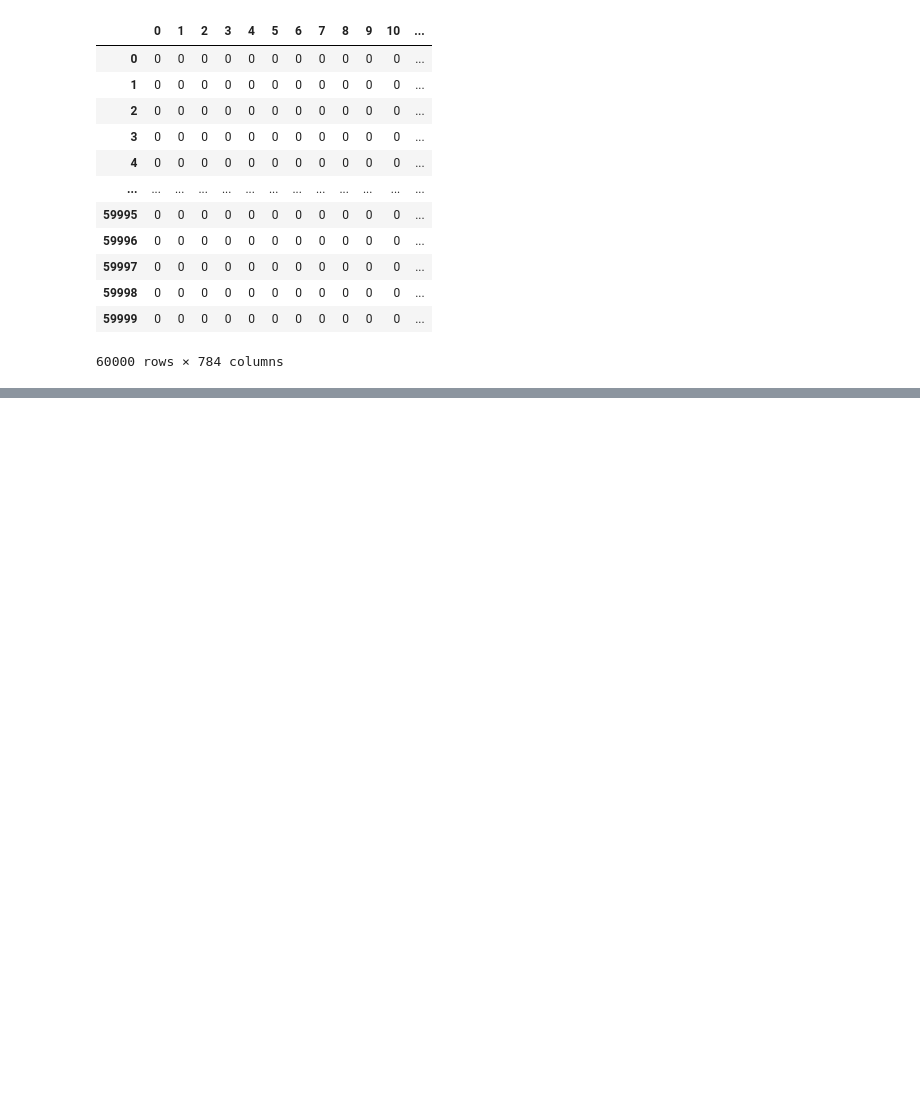
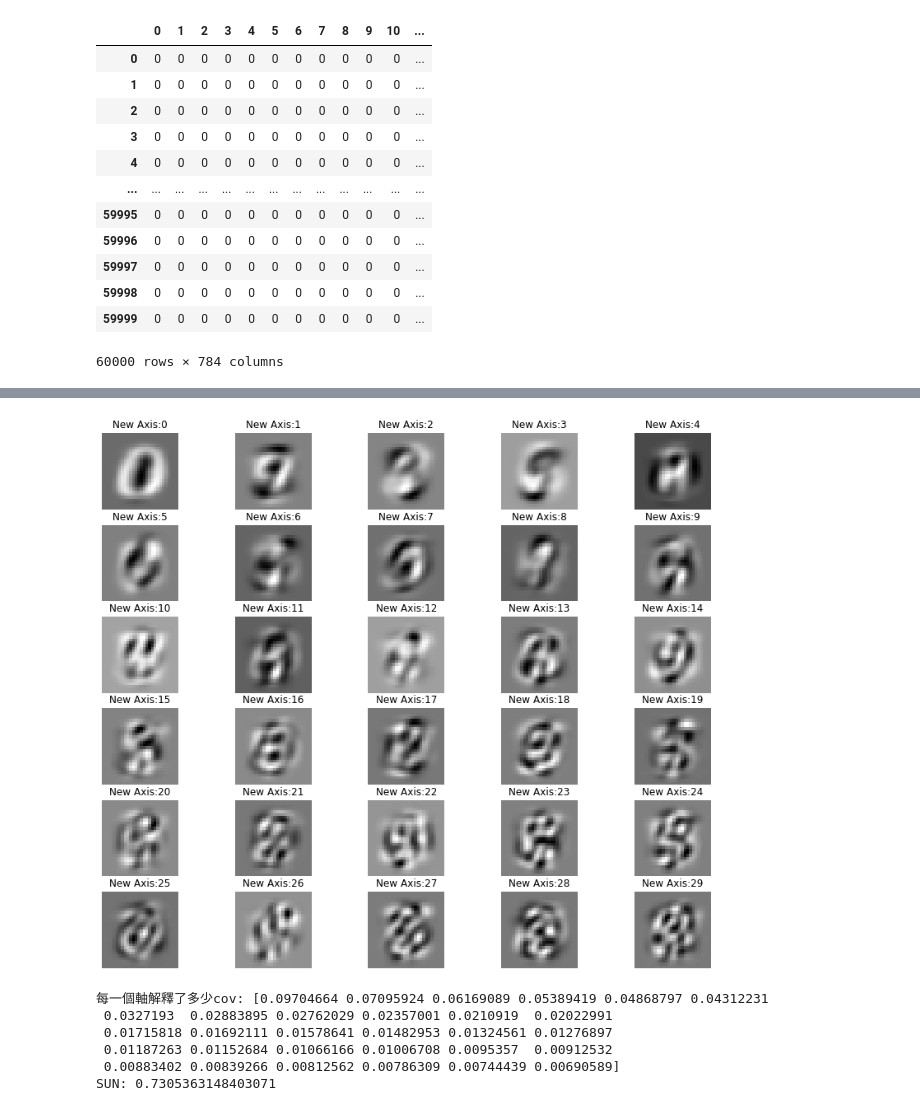
Before and after one commit to Elwing-Chou/MLDemo1211, a Jupyter notebook: number_classification.ipynb, the cells around one changed output, grey strips where cells are left out. Cells and saved outputs as stored; diff of their text form; code cells hidden in the pictures; blank space fills up the shorter version.

```diff
--- a/number_classification.ipynb
+++ b/number_classification.ipynb
@@ -60,3 +60,8 @@ pd.DataFrame(x_train_reshape)
 | 59998 | 0 | 0 | 0 | 0 | 0 | 0 | 0 | 0 | 0 | 0 | 0 | ... |
 | 59999 | 0 | 0 | 0 | 0 | 0 | 0 | 0 | 0 | 0 | 0 | 0 | ... |
 60000 rows × 784 columns
+# %%
+from sklearn.decomposition import PCA
+pca = PCA(n_components=30)
+x_train_pca = pca.fit_transform(x_train_reshape)
+x_test_pca = pca.transform(x_test_reshape)
@@ -62,0 +84,23 @@ pd.DataFrame(x_train_reshape)
+# %%
+axis = pca.components_
+width = 5
+height = len(axis) // width + 1
+plt.figure(figsize=(14, 14))
+for i, a in enumerate(axis):
+    plt.subplot(height, width, i+1)
+    a_reshape = a.reshape(28, 28)
+    plt.axis("off")
+    plt.title("New Axis:{}".format(i))
+    plt.imshow(a_reshape, cmap="gray")
+# %% [output]
+[figure, added]
+# %%
+print("每一個軸解釋了多少cov:", pca.explained_variance_ratio_)
+print("SUN:", sum(pca.explained_variance_ratio_))
+# %% [output]
+每一個軸解釋了多少cov: [0.09704664 0.07095924 0.06169089 0.05389419 0.04868797 0.04312231
+ 0.0327193  0.02883895 0.02762029 0.02357001 0.0210919  0.02022991
+ 0.01715818 0.01692111 0.01578641 0.01482953 0.01324561 0.01276897
+ 0.01187263 0.01152684 0.01066166 0.01006708 0.0095357  0.00912532
+ 0.00883402 0.00839266 0.00812562 0.00786309 0.00744439 0.00690589]
+SUN: 0.7305363148403071
```
Also changed, not shown: parts of 2 cells of this notebook.
